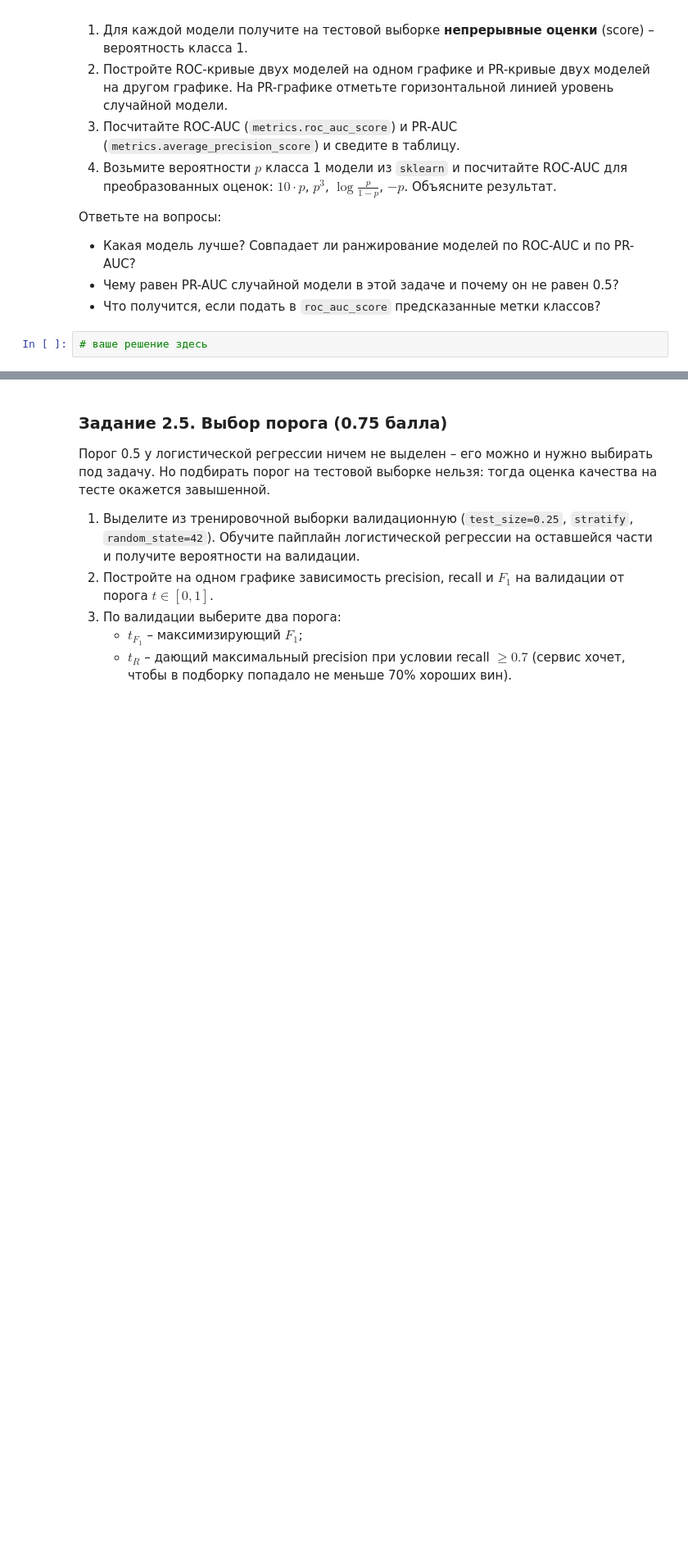
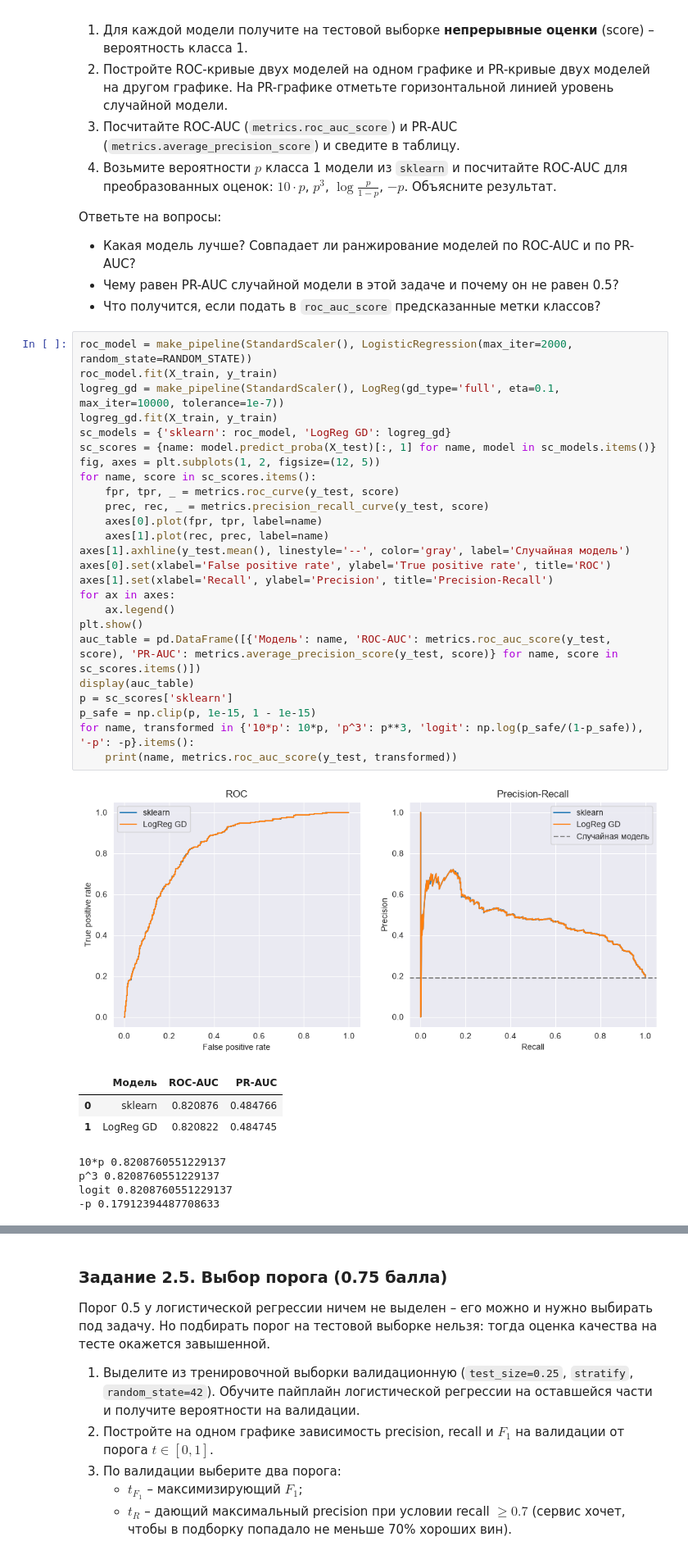
Before and after one commit to loxxych/MMDA-HW3, a Jupyter notebook: HW3_MMDA.ipynb, the cells around one changed output, grey strips where cells are left out. Shown at 82% size. Drawn from its saved outputs; the diff is of its cells as text; blank space fills up the shorter version.

```diff
--- a/HW3_MMDA.ipynb
+++ b/HW3_MMDA.ipynb
@@ -316,5 +455,37 @@ $$F_{\beta} = (1 + \beta^2)\frac{\text{Precision} \cdot \text{Recall}}{\beta^2 \
 - Чему равен PR-AUC случайной модели в этой задаче и почему он не равен 0.5?
 - Что получится, если подать в `roc_auc_score` предсказанные метки классов?
 # %%
-# ваше решение здесь
+roc_model = make_pipeline(StandardScaler(), LogisticRegression(max_iter=2000, random_state=RANDOM_STATE))
+roc_model.fit(X_train, y_train)
+logreg_gd = make_pipeline(StandardScaler(), LogReg(gd_type='full', eta=0.1, max_iter=10000, tolerance=1e-7))
+logreg_gd.fit(X_train, y_train)
+sc_models = {'sklearn': roc_model, 'LogReg GD': logreg_gd}
+sc_scores = {name: model.predict_proba(X_test)[:, 1] for name, model in sc_models.items()}
+fig, axes = plt.subplots(1, 2, figsize=(12, 5))
+for name, score in sc_scores.items():
+    fpr, tpr, _ = metrics.roc_curve(y_test, score)
+    prec, rec, _ = metrics.precision_recall_curve(y_test, score)
+    axes[0].plot(fpr, tpr, label=name)
+    axes[1].plot(rec, prec, label=name)
+axes[1].axhline(y_test.mean(), linestyle='--', color='gray', label='Случайная модель')
+axes[0].set(xlabel='False positive rate', ylabel='True positive rate', title='ROC')
+axes[1].set(xlabel='Recall', ylabel='Precision', title='Precision-Recall')
+for ax in axes:
+    ax.legend()
+plt.show()
+auc_table = pd.DataFrame([{'Модель': name, 'ROC-AUC': metrics.roc_auc_score(y_test, score), 'PR-AUC': metrics.average_precision_score(y_test, score)} for name, score in sc_scores.items()])
+display(auc_table)
+p = sc_scores['sklearn']
+p_safe = np.clip(p, 1e-15, 1 - 1e-15)
+for name, transformed in {'10*p': 10*p, 'p^3': p**3, 'logit': np.log(p_safe/(1-p_safe)), '-p': -p}.items():
+    print(name, metrics.roc_auc_score(y_test, transformed))
+# %% [output]
+[figure, added]
+|  | Модель | ROC-AUC | PR-AUC |
+| 0 | sklearn | 0.820876 | 0.484766 |
+| 1 | LogReg GD | 0.820822 | 0.484745 |
+10*p 0.8208760551229137
+p^3 0.8208760551229137
+logit 0.8208760551229137
+-p 0.17912394487708633
 # %% [markdown]
```
Also changed, not shown: parts of 29 cells of this notebook, 6 other files.
